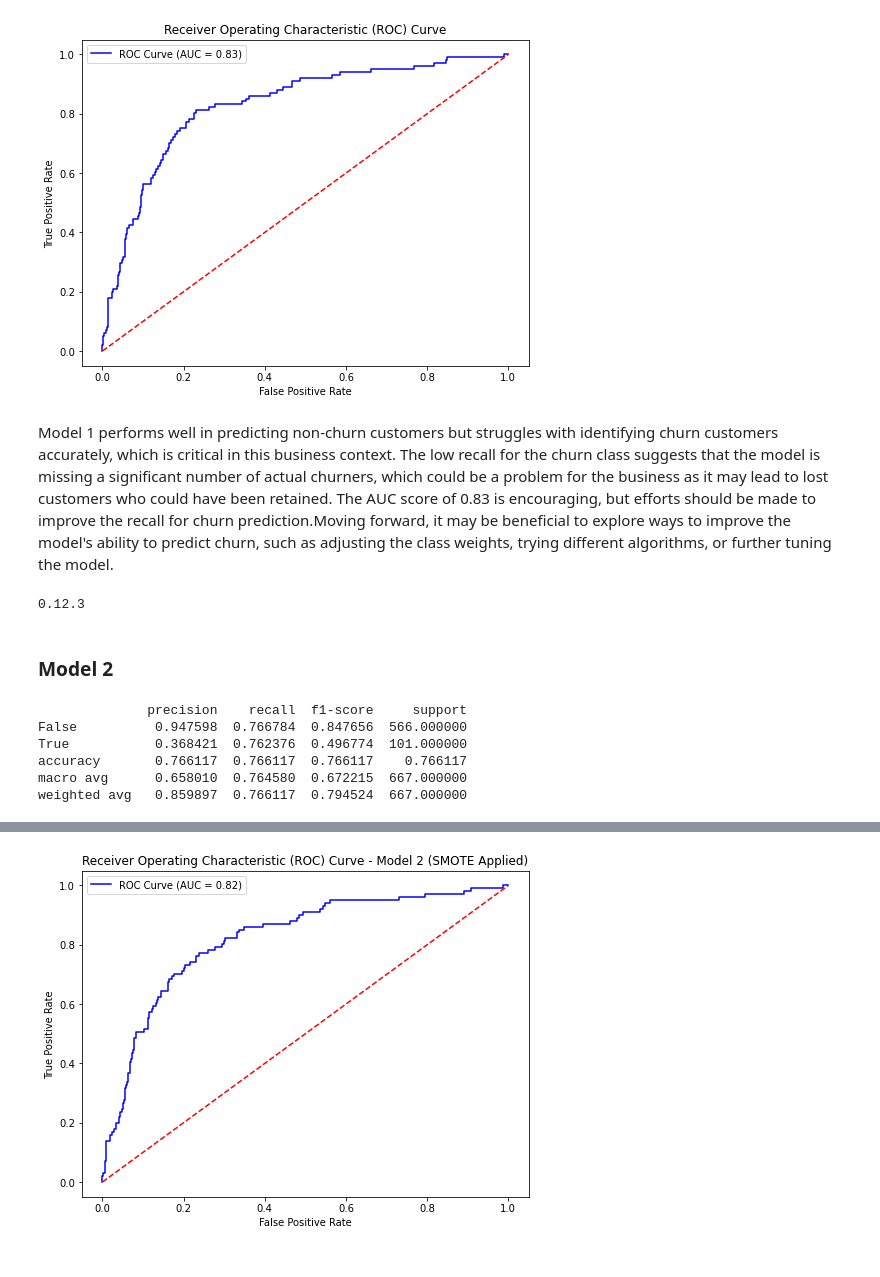
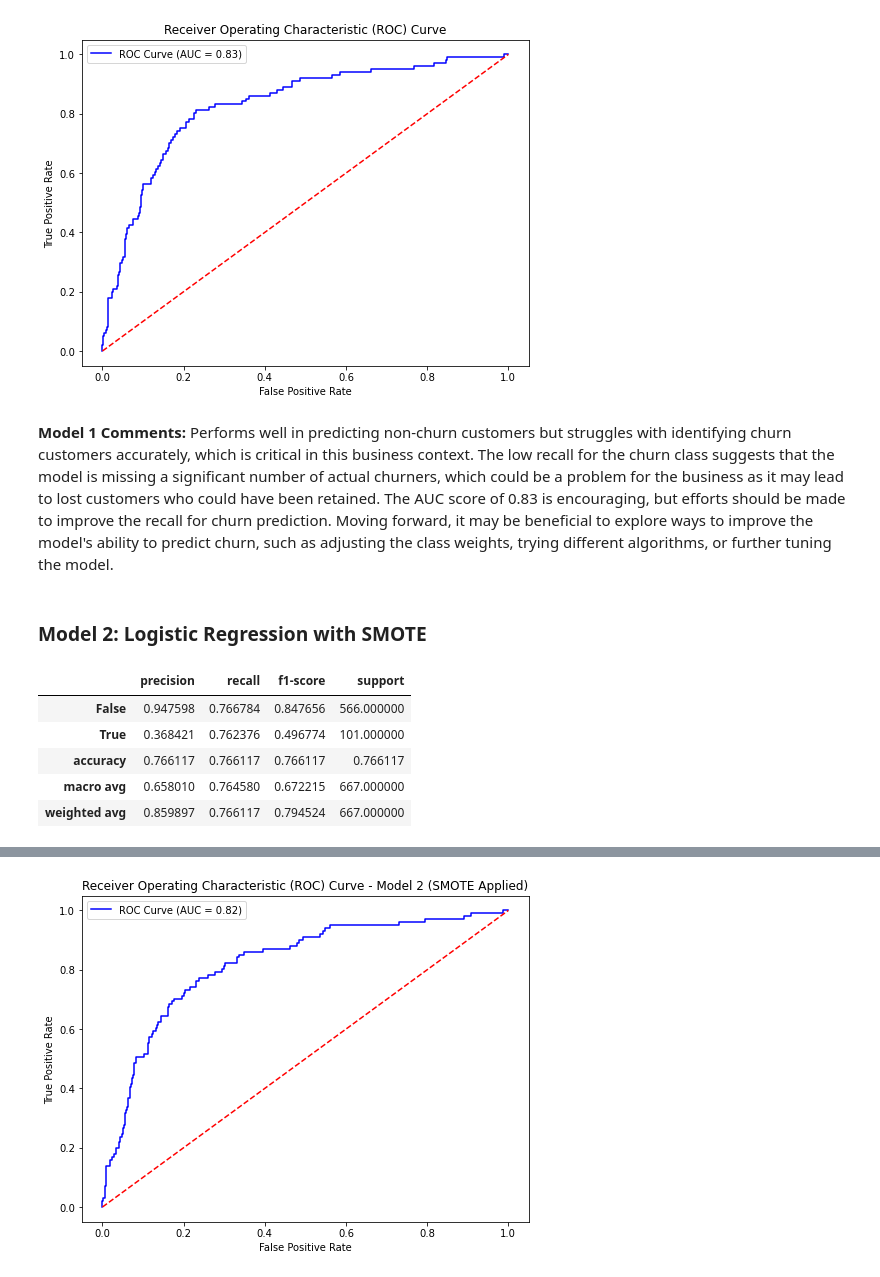
Before and after one commit to engige/syriatel_churn_modeling, a Jupyter notebook: index.ipynb, the cells around one changed output, grey strips where cells are left out. Drawn from its saved outputs; the diff is of its cells as text; code cells hidden in the pictures.

```diff
--- a/index.ipynb
+++ b/index.ipynb
@@ -296,47 +298,42 @@ plt.show()
 # %% [output]
 [figure]
 # %% [markdown]
-Model 1 performs well in predicting non-churn customers but struggles with identifying churn customers accurately, which is critical in this business context. The low recall for the churn class suggests that the model is missing a significant number of actual churners, which could be a problem for the business as it may lead to lost customers who could have been retained. The AUC score of 0.83 is encouraging, but efforts should be made to improve the recall for churn prediction.Moving forward, it may be beneficial to explore ways to improve the model's ability to predict churn, such as adjusting the class weights, trying different algorithms, or further tuning the model.
+**Model 1 Comments:** Performs well in predicting non-churn customers but struggles with identifying churn customers accurately, which is critical in this business context. The low recall for the churn class suggests that the model is missing a significant number of actual churners, which could be a problem for the business as it may lead to lost customers who could have been retained. The AUC score of 0.83 is encouraging, but efforts should be made to improve the recall for churn prediction. Moving forward, it may be beneficial to explore ways to improve the model's ability to predict churn, such as adjusting the class weights, trying different algorithms, or further tuning the model.
-# %%
-import imblearn
-print(imblearn.__version__)
-# %% [output]
-0.12.3
 # %% [markdown]
-### Model 2
+### Model 2: Logistic Regression with SMOTE
 # %%
 from imblearn.over_sampling import SMOTE
 from sklearn.linear_model import LogisticRegression
 from sklearn.metrics import classification_report, accuracy_score, roc_auc_score, roc_curve
 import matplotlib.pyplot as plt
 
 # Apply SMOTE to the training data
 smote = SMOTE(random_state=42)
 X_train_resampled, y_train_resampled = smote.fit_resample(X_train_final, y_train)
 
 # Initialize and train a new Logistic Regression model on the resampled data
 log_reg_resampled = LogisticRegression(random_state=42, max_iter=1000)
 log_reg_resampled.fit(X_train_resampled, y_train_resampled)
 
 # Make predictions on the test data
 y_pred_resampled = log_reg_resampled.predict(X_test_final)
 
 # Evaluate the model
 accuracy_resampled = accuracy_score(y_test, y_pred_resampled)
 report_resampled = classification_report(y_test, y_pred_resampled)
 
 # Generate the classification report as a dictionary
 report_dict = classification_report(y_test, y_pred_resampled, output_dict=True)
 
 # Convert the classification report to a DataFrame for tabular display
 report_df = pd.DataFrame(report_dict).transpose()
 
-# Print the classification report in a tabular format
-print(report_df)
+# Display the classification report
+report_df
 # %% [output]
-              precision    recall  f1-score     support
-False          0.947598  0.766784  0.847656  566.000000
-True           0.368421  0.762376  0.496774  101.000000
-accuracy       0.766117  0.766117  0.766117    0.766117
-macro avg      0.658010  0.764580  0.672215  667.000000
-weighted avg   0.859897  0.766117  0.794524  667.000000
+|  | precision | recall | f1-score | support |
+| False | 0.947598 | 0.766784 | 0.847656 | 566.000000 |
+| True | 0.368421 | 0.762376 | 0.496774 | 101.000000 |
+| accuracy | 0.766117 | 0.766117 | 0.766117 | 0.766117 |
+| macro avg | 0.658010 | 0.764580 | 0.672215 | 667.000000 |
+| weighted avg | 0.859897 | 0.766117 | 0.794524 | 667.000000 |
```
Also changed, not shown: parts of 28 cells of this notebook.
